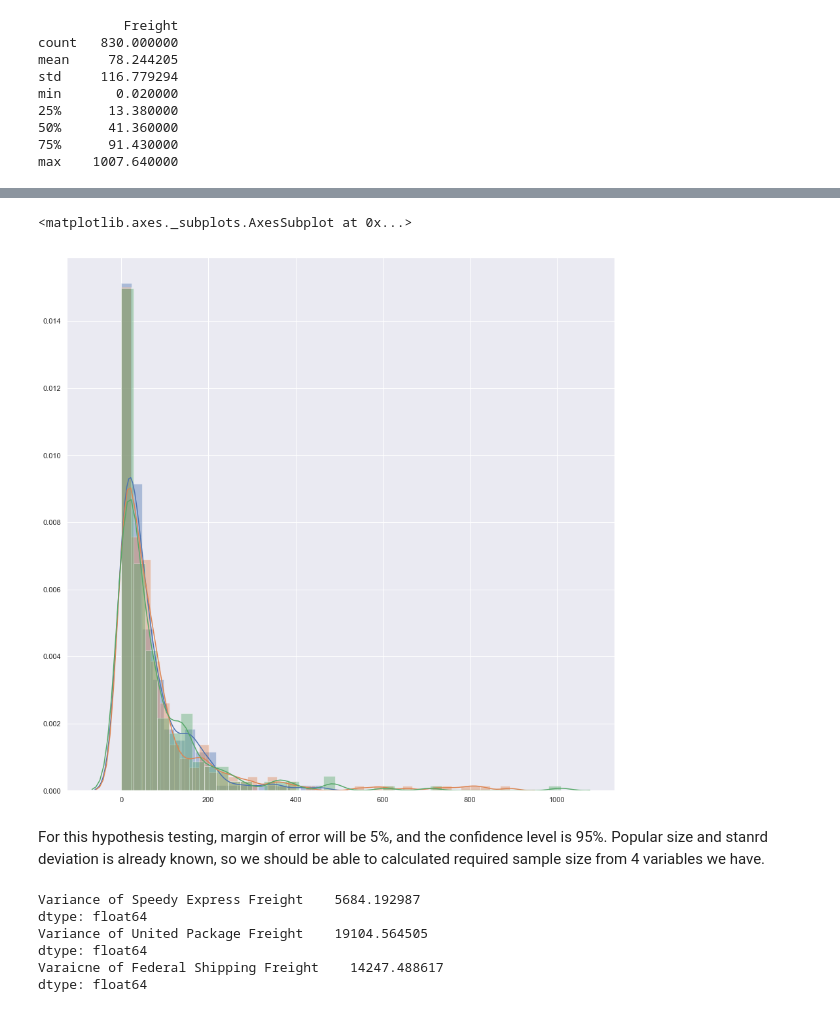
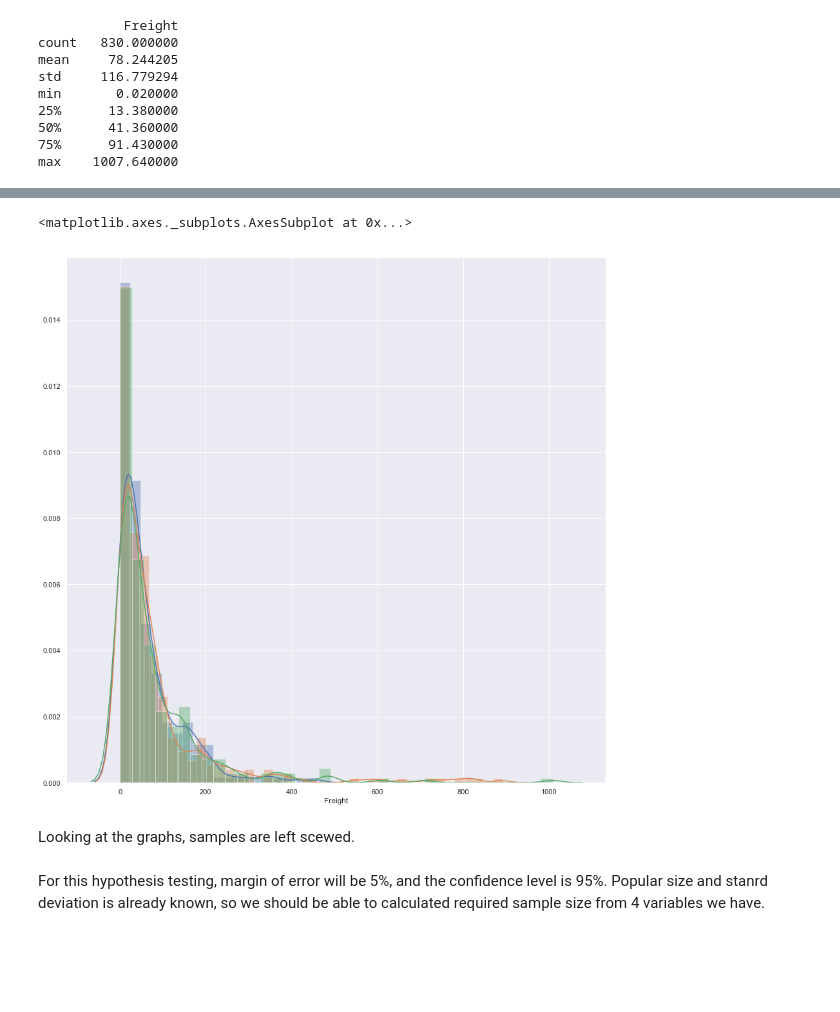
Before and after one commit to tyoon1016/Northwind-Hypothesis-Testing-Project, a Jupyter notebook: Kang_Project.ipynb, the cells around one changed output, grey strips where cells are left out. Drawn from its saved outputs; the diff is of its cells as text; code cells hidden in the pictures; blank space fills up the shorter version.

```diff
--- a/Kang_Project.ipynb
+++ b/Kang_Project.ipynb
@@ -111,25 +120,3 @@ min       0.020000
 50%      41.360000
 75%      91.430000
 max    1007.640000
-# %%
-# Get sample statistics
-print(ship_df.groupby('CompanyName').describe())
-
-speed_df = speed_df.drop('CompanyName', axis=1)
-united_df = united_df.drop('CompanyName', axis=1)
-fed_df = fed_df.drop('CompanyName', axis=1)
-
-
-
-
-
-ship_mean = ship_df.mean()
-ship_sdt = ship_df.std()
-
-fed_std = fed_df.std()
-speed_std = speed_df.std()
-united_std = united_df.std()
-
-fed_mean = fed_df.mean()
-speed_mean = speed_df.mean()
-united_mean = united_df.mean()
@@ -162,23 +155,14 @@ AxesSubplot(0.125,0.125;0.775x0.755)
 # %%
 sns.set(color_codes=True)
 sns.set(rc={'figure.figsize':(15,15)})
-sns.distplot(speed_df) # Blue distribution
-sns.distplot(united_df)
-sns.distplot(fed_df)
+sns.distplot(speed_df.Freight)
+sns.distplot(united_df.Freight)
+sns.distplot(fed_df.Freight)
 # %% [output]
 <matplotlib.axes._subplots.AxesSubplot at 0x...>
-[figure, old version]
+[figure, new version]
+# %% [markdown]
+Looking at the graphs, samples are left scewed.
 # %% [markdown]
 For this hypothesis testing, margin of error will be 5%, and the confidence level is 95%.
 Popular size and stanrd deviation is already known, so we should be able to calculated required sample size from 4 variables we have.
-# %%
-print('Variance of Speedy Express', np.var(speed_df, ddof=1))
-print('Variance of United Package', np.var(united_df, ddof=1))
-print('Varaicne of Federal Shipping', np.var(fed_df, ddof=1))
-# %% [output]
-Variance of Speedy Express Freight    5684.192987
-dtype: float64
-Variance of United Package Freight    19104.564505
-dtype: float64
-Varaicne of Federal Shipping Freight    14247.488617
-dtype: float64
```
Also changed, not shown: parts of 35 cells of this notebook.
